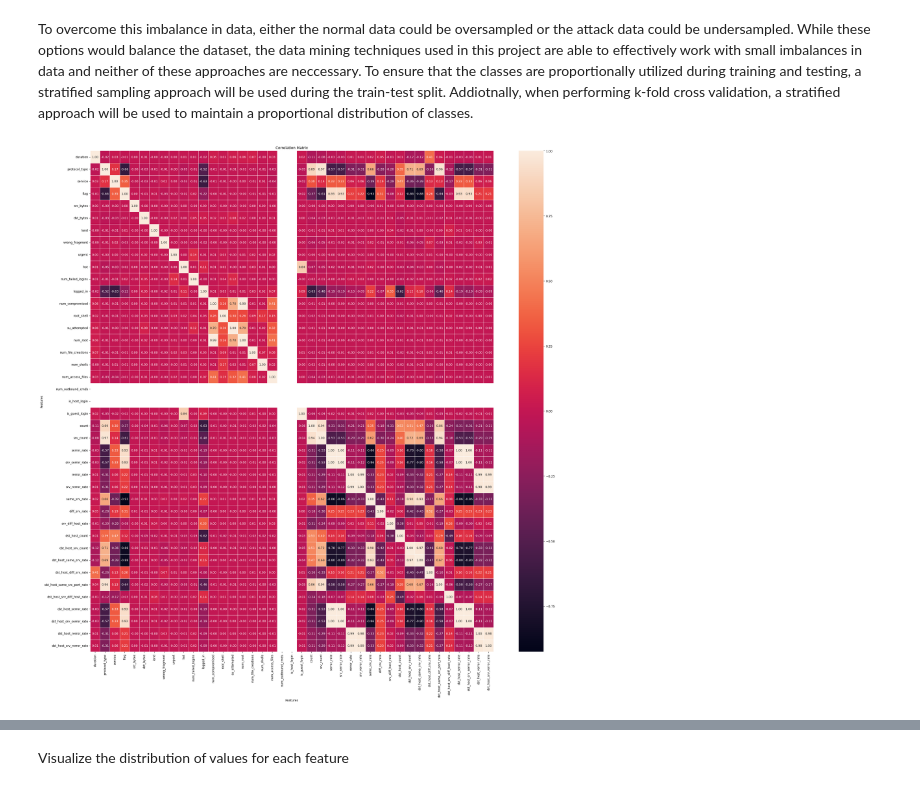
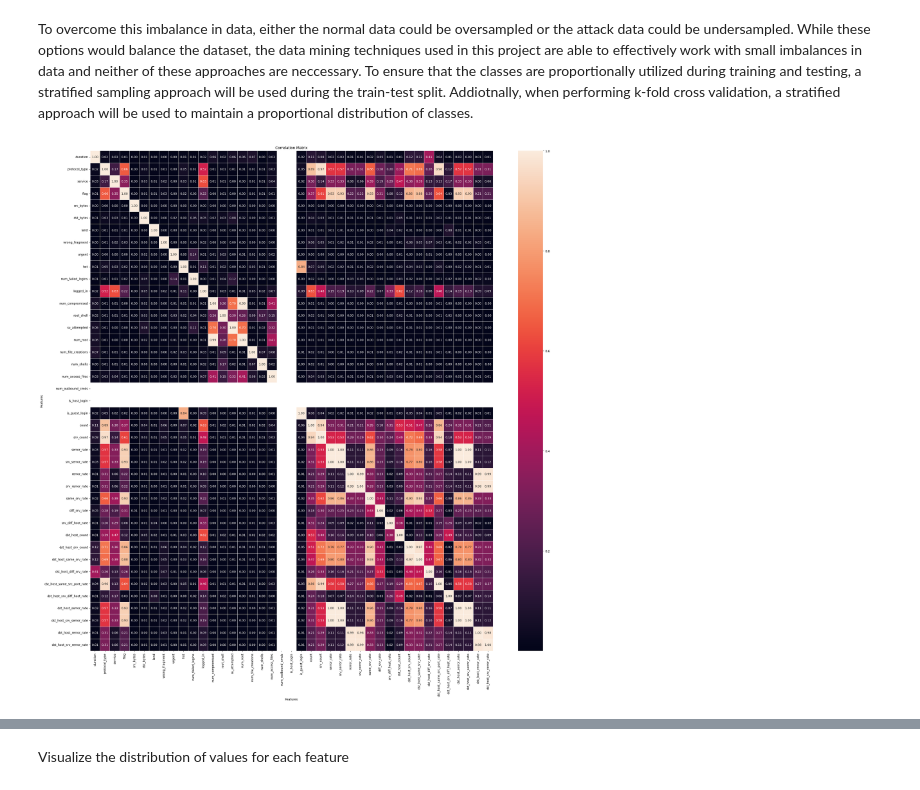
Before and after one commit to joshuakobuskie/FA24-CS634-101-Final, a Jupyter notebook: kobuskie_joshua_finalproject.ipynb, the cells around one changed output, grey strips where cells are left out. Drawn from its saved outputs; the diff is of its cells as text; code cells hidden in the pictures.

Commit message:
feat: trim data based on corr matrix

```diff
--- a/kobuskie_joshua_finalproject.ipynb
+++ b/kobuskie_joshua_finalproject.ipynb
@@ -175,13 +175,13 @@ Attack Entries: 80.31%, Normal Entries: 19.69%
 To overcome this imbalance in data, either the normal data could be oversampled or the attack data could be undersampled. While these options would balance the dataset, the data mining techniques used in this project are able to effectively work with small imbalances in data and neither of these approaches are neccessary. To ensure that the classes are proportionally utilized during training and testing, a stratified sampling approach will be used during the train-test split. Addiotnally, when performing k-fold cross validation, a stratified approach will be used to maintain a proportional distribution of classes.
 # %%
 #create and display correlation matrix
-corrMat = X.corr()
+corrMat = X.corr().abs()
 
 fig, axis = plt.subplots(figsize=(30, 30))
 sns.heatmap(corrMat, annot=True, linewidths=.5, fmt='.2f', ax=axis)
 plt.title("Correlation Matrix")
 plt.xlabel("Features")
 plt.ylabel("Features")
 plt.show()
 # %% [output]
-[figure, old version]
+[figure, new version]
```
Also changed, not shown: parts of 6 cells of this notebook.
